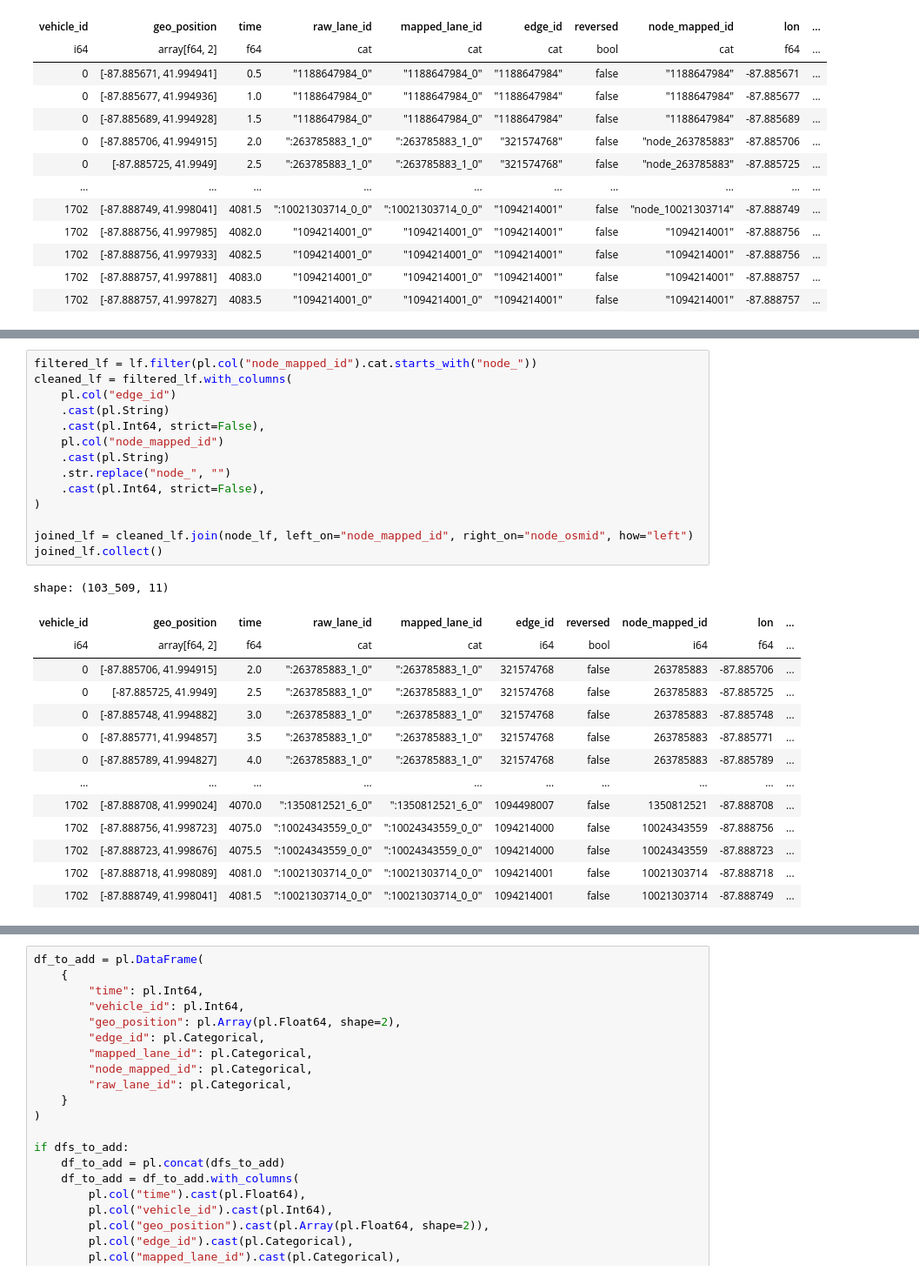
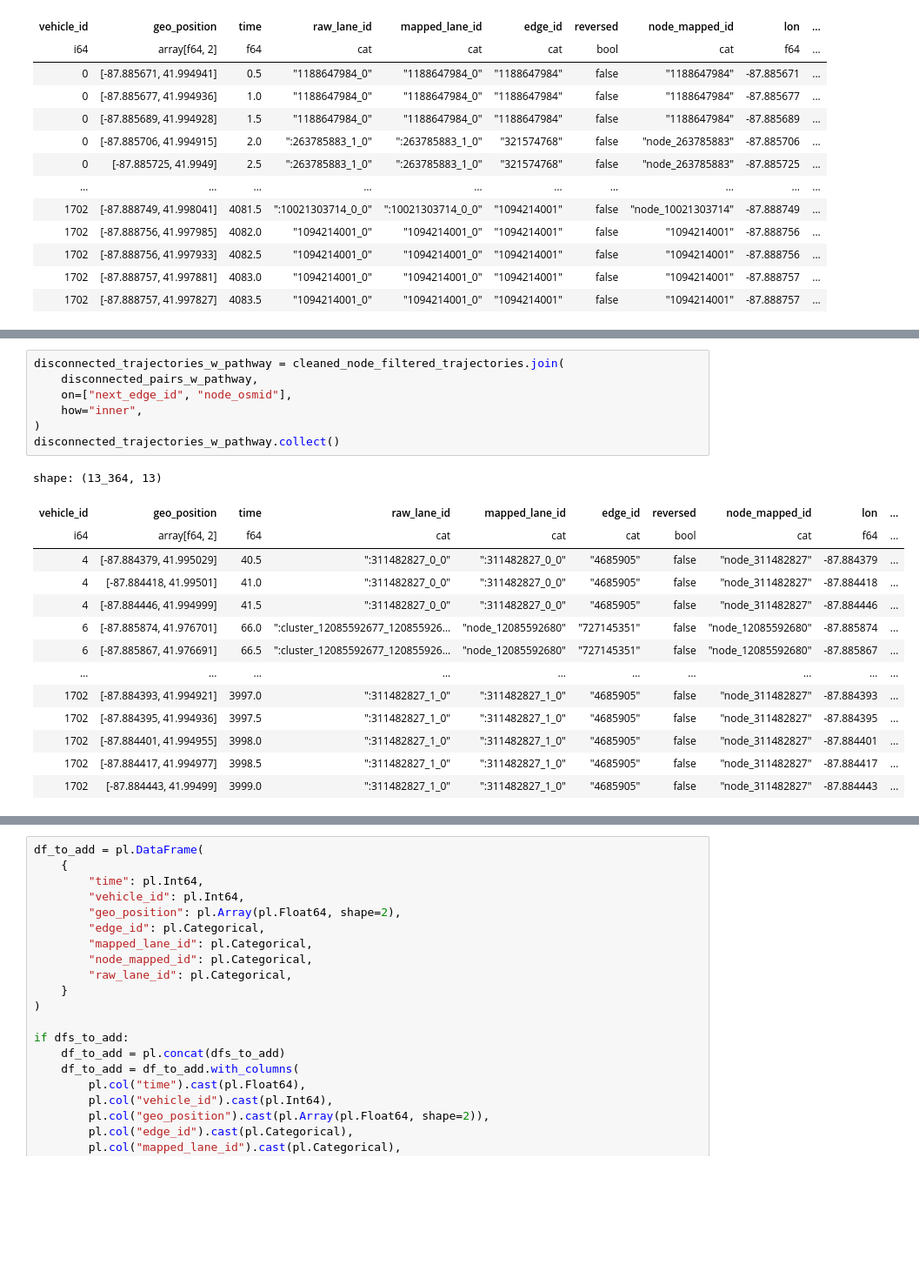
Before and after one commit to JoseEdSouza/map-matching, a Jupyter notebook: resolve_unmapped_nodes.ipynb, the cells around one changed output, grey strips where cells are left out. Shown at 87% size. Cells and saved outputs as stored; diff of their text form; blank space fills up the shorter version.

```diff
--- a/resolve_unmapped_nodes.ipynb
+++ b/resolve_unmapped_nodes.ipynb
@@ -260,29 +239,22 @@ shape: (35, 3)
-# %%
-filtered_lf = lf.filter(pl.col("node_mapped_id").cat.starts_with("node_"))
-cleaned_lf = filtered_lf.with_columns(
-    pl.col("edge_id")
-    .cast(pl.String)
-    .cast(pl.Int64, strict=False),
-    pl.col("node_mapped_id")
-    .cast(pl.String)
-    .str.replace("node_", "")
-    .cast(pl.Int64, strict=False),
-)
-
-joined_lf = cleaned_lf.join(node_lf, left_on="node_mapped_id", right_on="node_osmid", how="left")
-joined_lf.collect()
-# %% [output]
-shape: (103_509, 11)
-| vehicle_id | geo_position | time | raw_lane_id | mapped_lane_id | edge_id | reversed | node_mapped_id | lon | ... |
-| i64 | array[f64, 2] | f64 | cat | cat | i64 | bool | i64 | f64 | ... |
-| 0 | [-87.885706, 41.994915] | 2.0 | ":263785883_1_0" | ":263785883_1_0" | 321574768 | false | 263785883 | -87.885706 | ... |
-| 0 | [-87.885725, 41.9949] | 2.5 | ":263785883_1_0" | ":263785883_1_0" | 321574768 | false | 263785883 | -87.885725 | ... |
-| 0 | [-87.885748, 41.994882] | 3.0 | ":263785883_1_0" | ":263785883_1_0" | 321574768 | false | 263785883 | -87.885748 | ... |
-| 0 | [-87.885771, 41.994857] | 3.5 | ":263785883_1_0" | ":263785883_1_0" | 321574768 | false | 263785883 | -87.885771 | ... |
-| 0 | [-87.885789, 41.994827] | 4.0 | ":263785883_1_0" | ":263785883_1_0" | 321574768 | false | 263785883 | -87.885789 | ... |
-| … | … | … | … | … | … | … | … | … | ... |
-| 1702 | [-87.888708, 41.999024] | 4070.0 | ":1350812521_6_0" | ":1350812521_6_0" | 1094498007 | false | 1350812521 | -87.888708 | ... |
-| 1702 | [-87.888756, 41.998723] | 4075.0 | ":10024343559_0_0" | ":10024343559_0_0" | 1094214000 | false | 10024343559 | -87.888756 | ... |
-| 1702 | [-87.888723, 41.998676] | 4075.5 | ":10024343559_0_0" | ":10024343559_0_0" | 1094214000 | false | 10024343559 | -87.888723 | ... |
-| 1702 | [-87.888718, 41.998089] | 4081.0 | ":10021303714_0_0" | ":10021303714_0_0" | 1094214001 | false | 10021303714 | -87.888718 | ... |
-| 1702 | [-87.888749, 41.998041] | 4081.5 | ":10021303714_0_0" | ":10021303714_0_0" | 1094214001 | false | 10021303714 | -87.888749 | ... |
+# %%
+disconnected_trajectories_w_pathway = cleaned_node_filtered_trajectories.join(
+    disconnected_pairs_w_pathway,
+    on=["next_edge_id", "node_osmid"],
+    how="inner",
+)
+disconnected_trajectories_w_pathway.collect()
+# %% [output]
+shape: (13_364, 13)
+| vehicle_id | geo_position | time | raw_lane_id | mapped_lane_id | edge_id | reversed | node_mapped_id | lon | ... |
+| i64 | array[f64, 2] | f64 | cat | cat | cat | bool | cat | f64 | ... |
+| 4 | [-87.884379, 41.995029] | 40.5 | ":311482827_0_0" | ":311482827_0_0" | "4685905" | false | "node_311482827" | -87.884379 | ... |
+| 4 | [-87.884418, 41.99501] | 41.0 | ":311482827_0_0" | ":311482827_0_0" | "4685905" | false | "node_311482827" | -87.884418 | ... |
+| 4 | [-87.884446, 41.994999] | 41.5 | ":311482827_0_0" | ":311482827_0_0" | "4685905" | false | "node_311482827" | -87.884446 | ... |
+| 6 | [-87.885874, 41.976701] | 66.0 | ":cluster_12085592677_120855926… | "node_12085592680" | "727145351" | false | "node_12085592680" | -87.885874 | ... |
+| 6 | [-87.885867, 41.976691] | 66.5 | ":cluster_12085592677_120855926… | "node_12085592680" | "727145351" | false | "node_12085592680" | -87.885867 | ... |
+| … | … | … | … | … | … | … | … | … | ... |
+| 1702 | [-87.884393, 41.994921] | 3997.0 | ":311482827_1_0" | ":311482827_1_0" | "4685905" | false | "node_311482827" | -87.884393 | ... |
+| 1702 | [-87.884395, 41.994936] | 3997.5 | ":311482827_1_0" | ":311482827_1_0" | "4685905" | false | "node_311482827" | -87.884395 | ... |
+| 1702 | [-87.884401, 41.994955] | 3998.0 | ":311482827_1_0" | ":311482827_1_0" | "4685905" | false | "node_311482827" | -87.884401 | ... |
+| 1702 | [-87.884417, 41.994977] | 3998.5 | ":311482827_1_0" | ":311482827_1_0" | "4685905" | false | "node_311482827" | -87.884417 | ... |
+| 1702 | [-87.884443, 41.99499] | 3999.0 | ":311482827_1_0" | ":311482827_1_0" | "4685905" | false | "node_311482827" | -87.884443 | ... |
```
Also changed, not shown: parts of 14 cells of this notebook.
